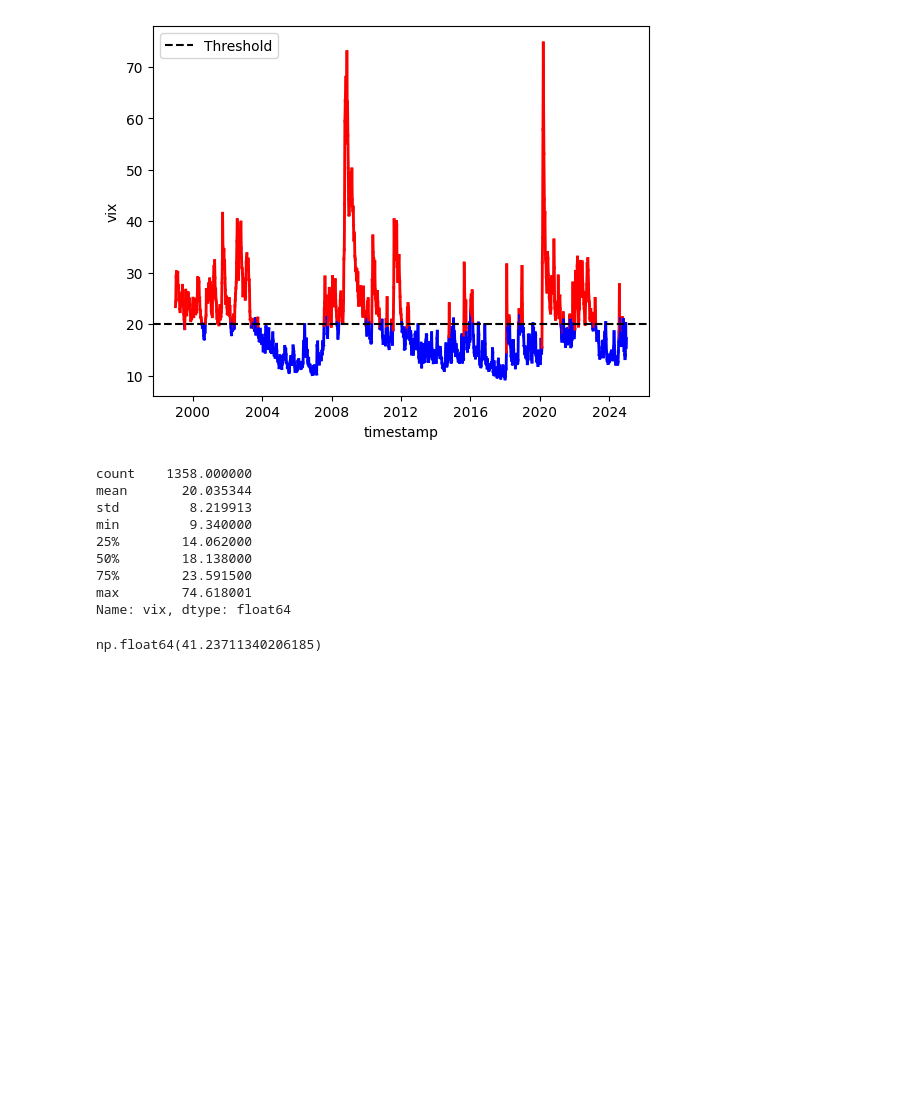
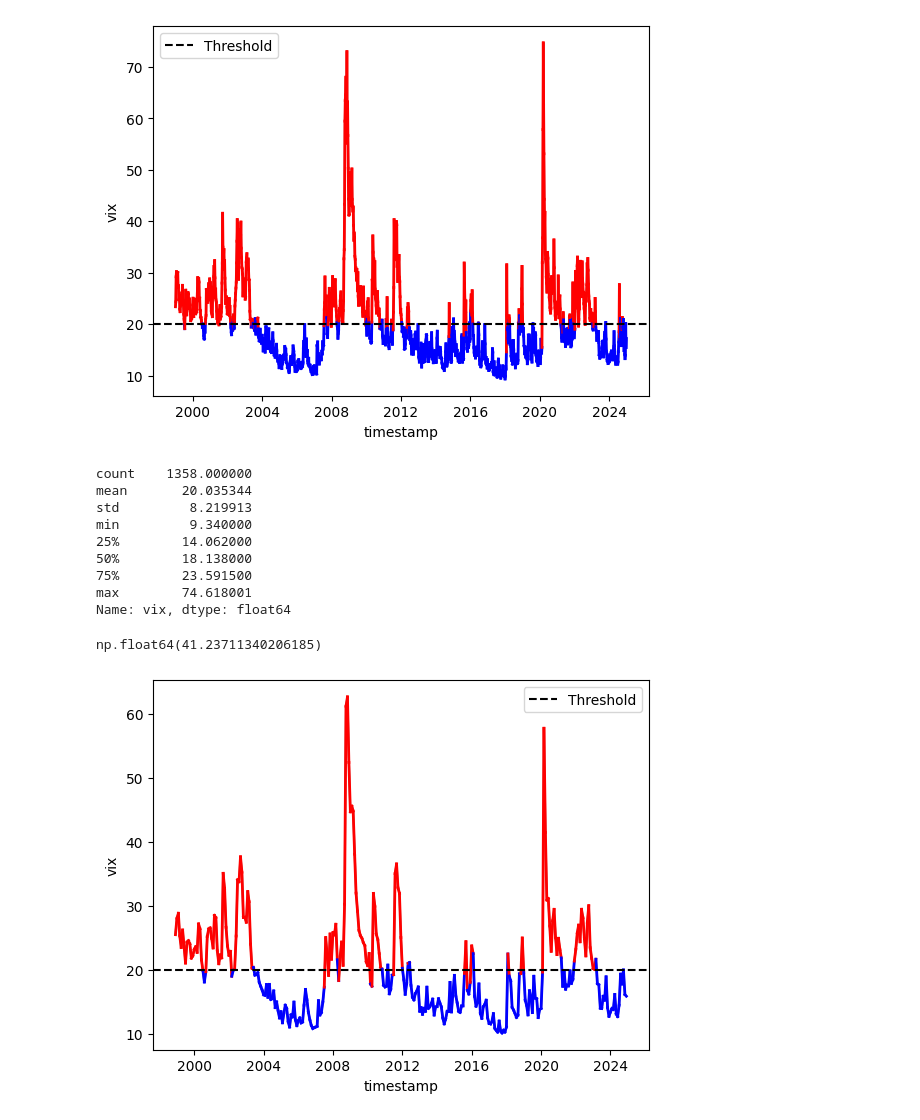
Before and after one commit to ivankching/storytelling, a Jupyter notebook: Active vs Passive Investing in Volatility/vix_analysis.ipynb, the cells around one changed output. Drawn from its saved outputs; the diff is of its cells as text; code cells hidden in the pictures; blank space fills up the shorter version.

Commit message:
Visualize periods of high volatility

```diff
--- a/Active vs Passive Investing in Volatility/vix_analysis.ipynb
+++ b/Active vs Passive Investing in Volatility/vix_analysis.ipynb
@@ -241,3 +241,27 @@ Name: vix, dtype: float64
 100 - stats.percentileofscore(high_volatility["vix"], 20)
 # %% [output]
 np.float64(41.23711340206185)
+# %%
+high_volatility = pd.DataFrame({"date": vix_monthly.index, "vix": vix_monthly})
+high_volatility = high_volatility[(high_volatility["date"] >= start_date) &
+                                  (high_volatility["date"] <= end_date)]
+high_volatility = high_volatility.reset_index(drop=True)
+high_volatility["timestamp"] = high_volatility["date"].dt.to_timestamp()
+# %%
+threshold = 20
+ax = sns.lineplot(data=high_volatility, x="timestamp", y="vix", color='gray')
+
+for i in range(len(high_volatility["timestamp"]) - 1):
+    x1, y1 = high_volatility["timestamp"][i], high_volatility["vix"][i]
+    x2, y2 = high_volatility["timestamp"][i+1], high_volatility["vix"][i+1]
+
+    if (y1 + y2) / 2 >= threshold: # Average value of segment
+        ax.plot([x1, x2], [y1, y2], color='red', linewidth=2)
+    else:
+        ax.plot([x1, x2], [y1, y2], color='blue', linewidth=2)
+
+ax.axhline(y=threshold, color='black', linestyle='--', label='Threshold')
+plt.legend()
+plt.show()
+# %% [output]
+[figure, added]
```
